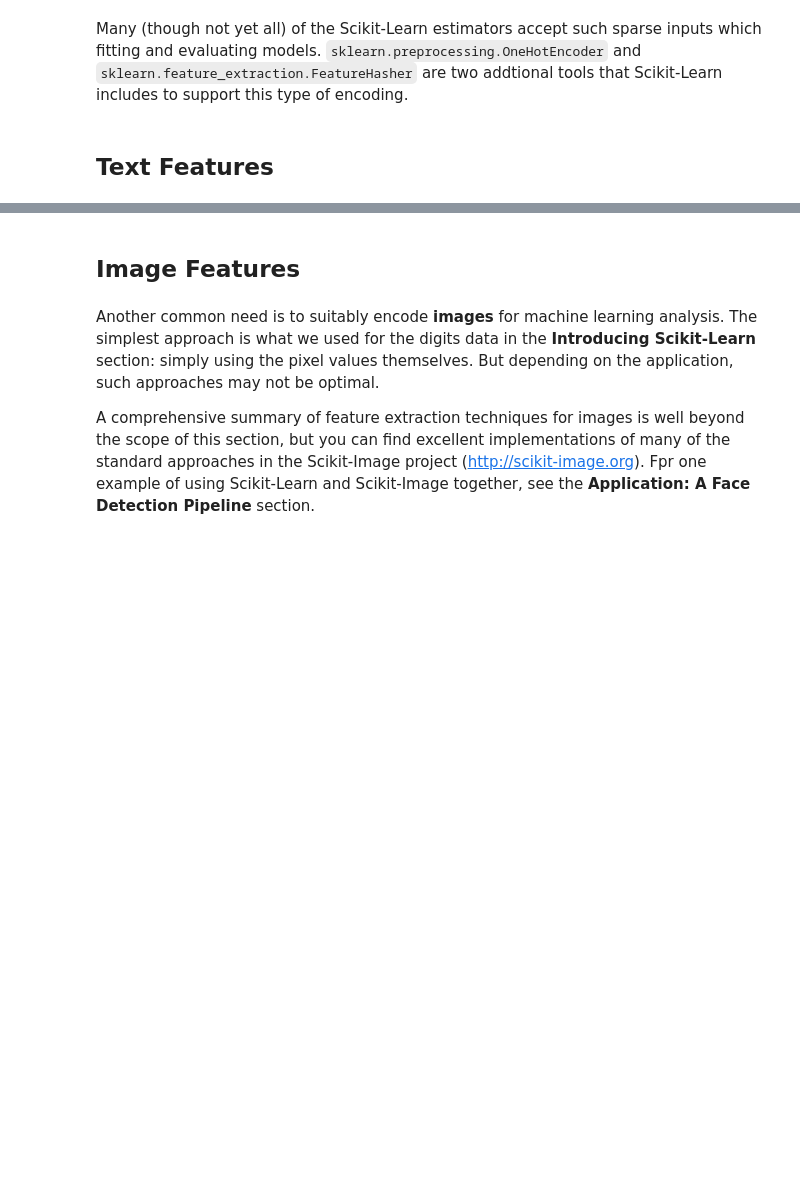
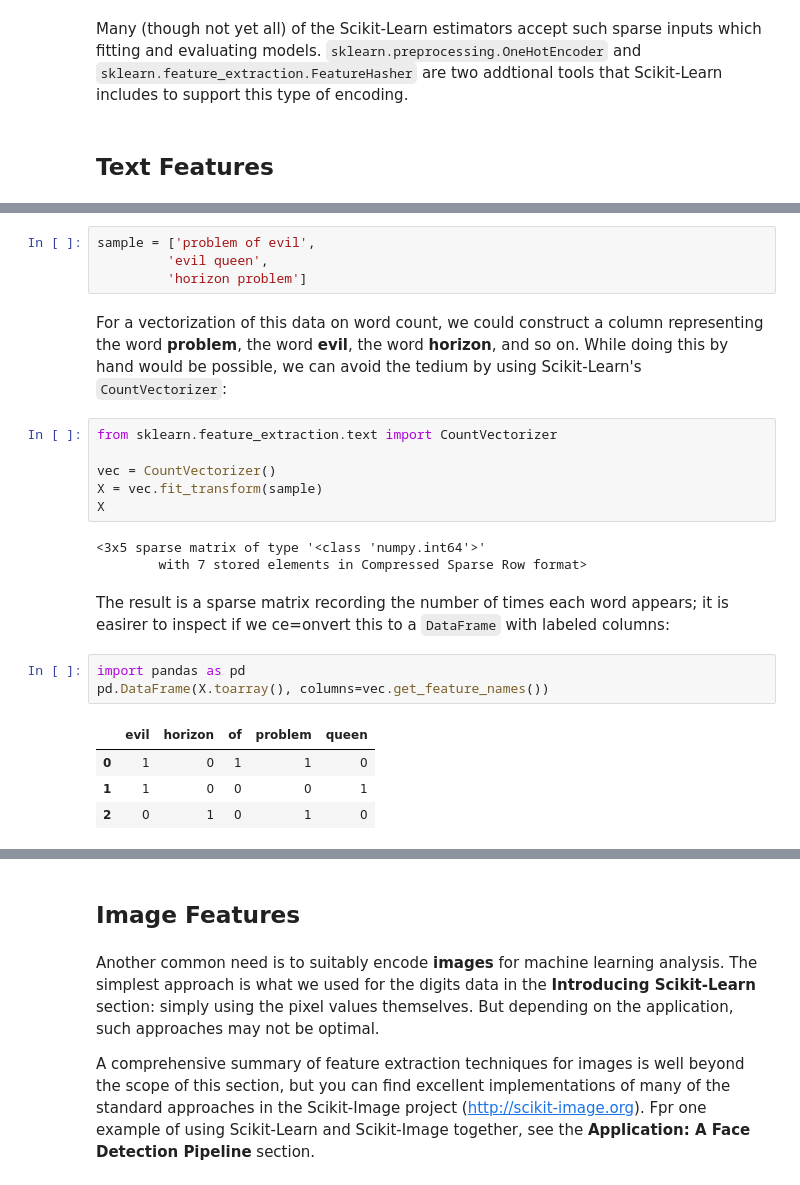
Before and after one commit to UlrikeBoehm/PythonDataScience, a Jupyter notebook: 05_MachineLearning/4_Feature_Engineering.ipynb, the cells around one changed output, grey strips where cells are left out. Cells and saved outputs as stored; diff of their text form; blank space fills up the shorter version.

```diff
--- a/05_MachineLearning/4_Feature_Engineering.ipynb
+++ b/05_MachineLearning/4_Feature_Engineering.ipynb
@@ -70,0 +75,25 @@ Many (though not yet all) of the Scikit-Learn estimators accept such sparse inpu
+# %%
+sample = ['problem of evil',
+         'evil queen',
+         'horizon problem']
+# %% [markdown]
+For a vectorization of this data on word count, we could construct a column representing the word **problem**, the word **evil**, the word **horizon**, and so on. While doing this by hand would be possible, we can avoid the tedium by using Scikit-Learn's `CountVectorizer`:
+# %%
+from sklearn.feature_extraction.text import CountVectorizer
+
+vec = CountVectorizer()
+X = vec.fit_transform(sample)
+X
+# %% [output]
+<3x5 sparse matrix of type '<class 'numpy.int64'>'
+        with 7 stored elements in Compressed Sparse Row format>
+# %% [markdown]
+The result is a sparse matrix recording the number of times each word appears; it is easirer to inspect if we ce=onvert this to a `DataFrame` with labeled columns:
+# %%
+import pandas as pd
+pd.DataFrame(X.toarray(), columns=vec.get_feature_names())
+# %% [output]
+|  | evil | horizon | of | problem | queen |
+| 0 | 1 | 0 | 1 | 1 | 0 |
+| 1 | 1 | 0 | 0 | 0 | 1 |
+| 2 | 0 | 1 | 0 | 1 | 0 |
```
Also changed, not shown: parts of 13 cells of this notebook.
